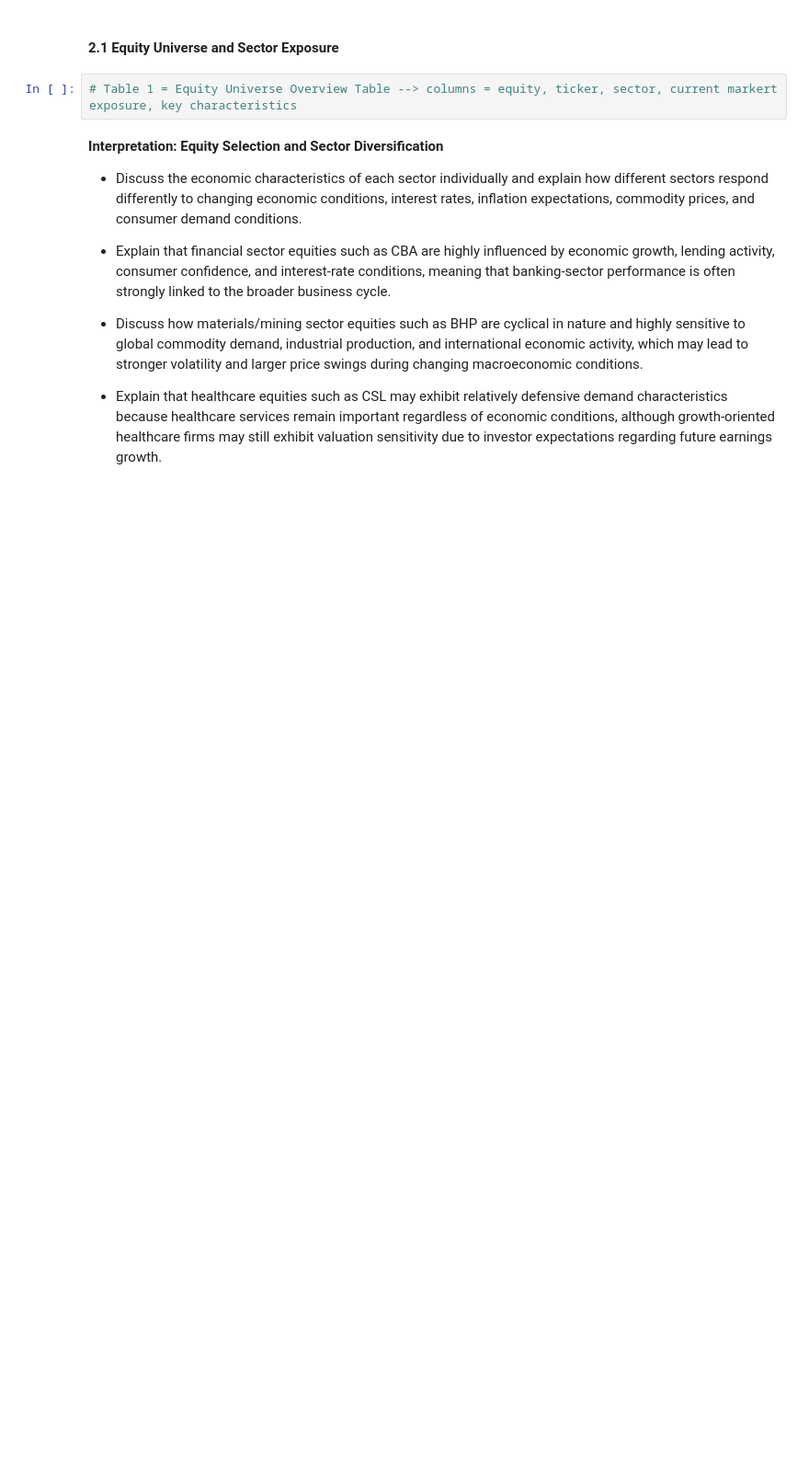
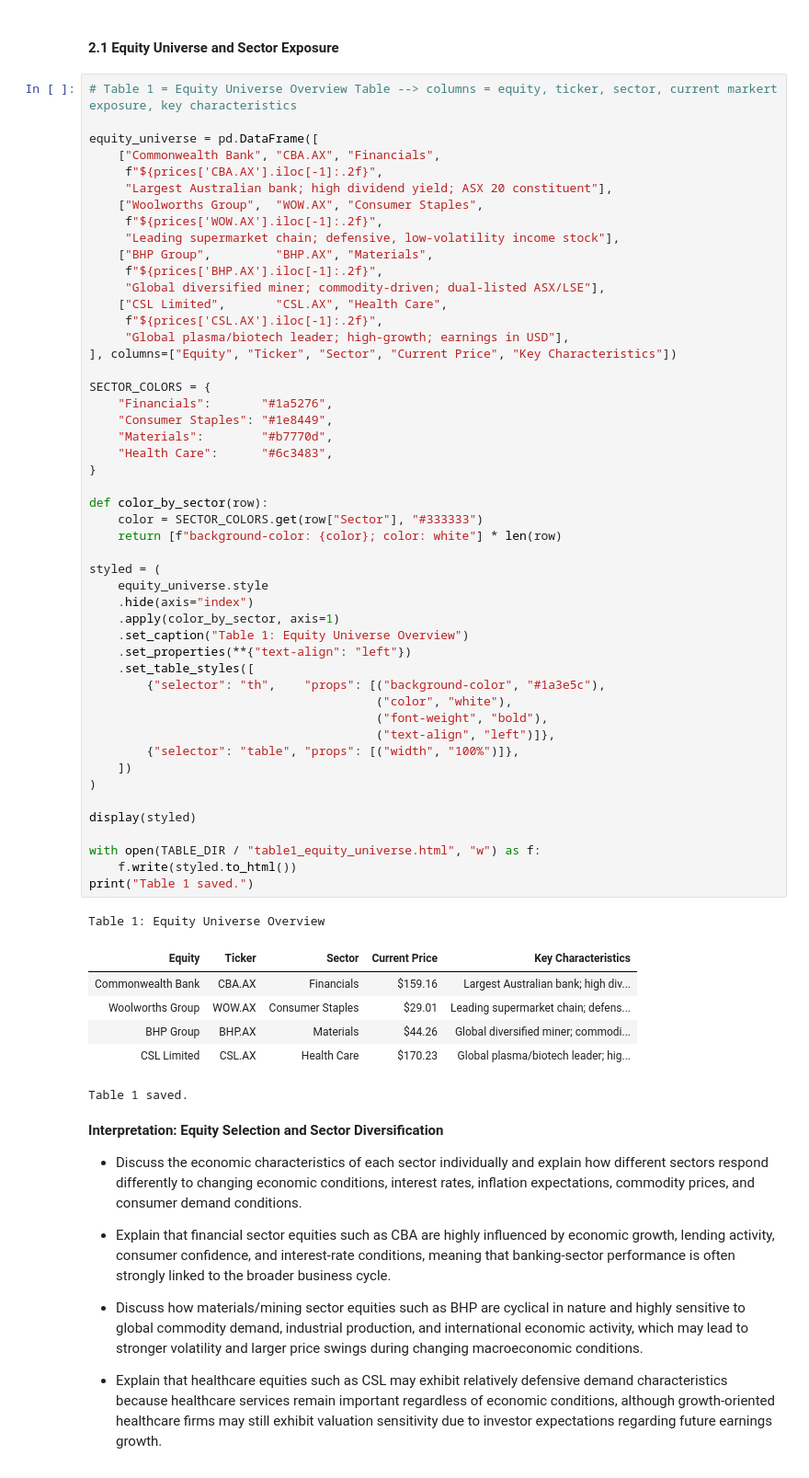
Before and after one commit to Gene2007/FINM3422-Project-3-Derivative-Platform, a Jupyter notebook: notebooks/market_data_and_yield_curve.ipynb, the cells around one changed output. Shown at 92% size. Saved outputs shown, nothing was run; the diff lists cells and outputs as text; blank space fills up the shorter version.

Commit message:
feat(section-2.1): generate equity universe and sector exposure visualisations

```diff
--- a/notebooks/market_data_and_yield_curve.ipynb
+++ b/notebooks/market_data_and_yield_curve.ipynb
@@ -287,6 +277,61 @@ All clear — no missing values.
 #### 2.1 Equity Universe and Sector Exposure
 # %%
 # Table 1 = Equity Universe Overview Table --> columns = equity, ticker, sector, current markert exposure, key characteristics
+
+equity_universe = pd.DataFrame([
+    ["Commonwealth Bank", "CBA.AX", "Financials",
+     f"${prices['CBA.AX'].iloc[-1]:.2f}",
+     "Largest Australian bank; high dividend yield; ASX 20 constituent"],
+    ["Woolworths Group",  "WOW.AX", "Consumer Staples",
+     f"${prices['WOW.AX'].iloc[-1]:.2f}",
+     "Leading supermarket chain; defensive, low-volatility income stock"],
+    ["BHP Group",         "BHP.AX", "Materials",
+     f"${prices['BHP.AX'].iloc[-1]:.2f}",
+     "Global diversified miner; commodity-driven; dual-listed ASX/LSE"],
+    ["CSL Limited",       "CSL.AX", "Health Care",
+     f"${prices['CSL.AX'].iloc[-1]:.2f}",
+     "Global plasma/biotech leader; high-growth; earnings in USD"],
+], columns=["Equity", "Ticker", "Sector", "Current Price", "Key Characteristics"])
+
+SECTOR_COLORS = {
+    "Financials":       "#1a5276",
+    "Consumer Staples": "#1e8449",
+    "Materials":        "#b7770d",
+    "Health Care":      "#6c3483",
+}
+
+def color_by_sector(row):
+    color = SECTOR_COLORS.get(row["Sector"], "#333333")
+    return [f"background-color: {color}; color: white"] * len(row)
+
+styled = (
+    equity_universe.style
+    .hide(axis="index")
+    .apply(color_by_sector, axis=1)
+    .set_caption("Table 1: Equity Universe Overview")
+    .set_properties(**{"text-align": "left"})
+    .set_table_styles([
+        {"selector": "th",    "props": [("background-color", "#1a3e5c"),
+                                        ("color", "white"),
+                                        ("font-weight", "bold"),
+                                        ("text-align", "left")]},
+        {"selector": "table", "props": [("width", "100%")]},
+    ])
+)
+
+display(styled)
+
+with open(TABLE_DIR / "table1_equity_universe.html", "w") as f:
+    f.write(styled.to_html())
+print("Table 1 saved.")
+# %% [output]
+Table 1: Equity Universe Overview
+| Equity | Ticker | Sector | Current Price | Key Characteristics |
+| Commonwealth Bank | CBA.AX | Financials | $159.16 | Largest Australian bank; high div... |
+| Woolworths Group | WOW.AX | Consumer Staples | $29.01 | Leading supermarket chain; defens... |
+| BHP Group | BHP.AX | Materials | $44.26 | Global diversified miner; commodi... |
+| CSL Limited | CSL.AX | Health Care | $170.23 | Global plasma/biotech leader; hig... |
+Table 1 saved.
 # %% [markdown]
 **Interpretation: Equity Selection and Sector Diversification**
 
```
Also changed, not shown: parts of 13 cells of this notebook, 3 other files.
